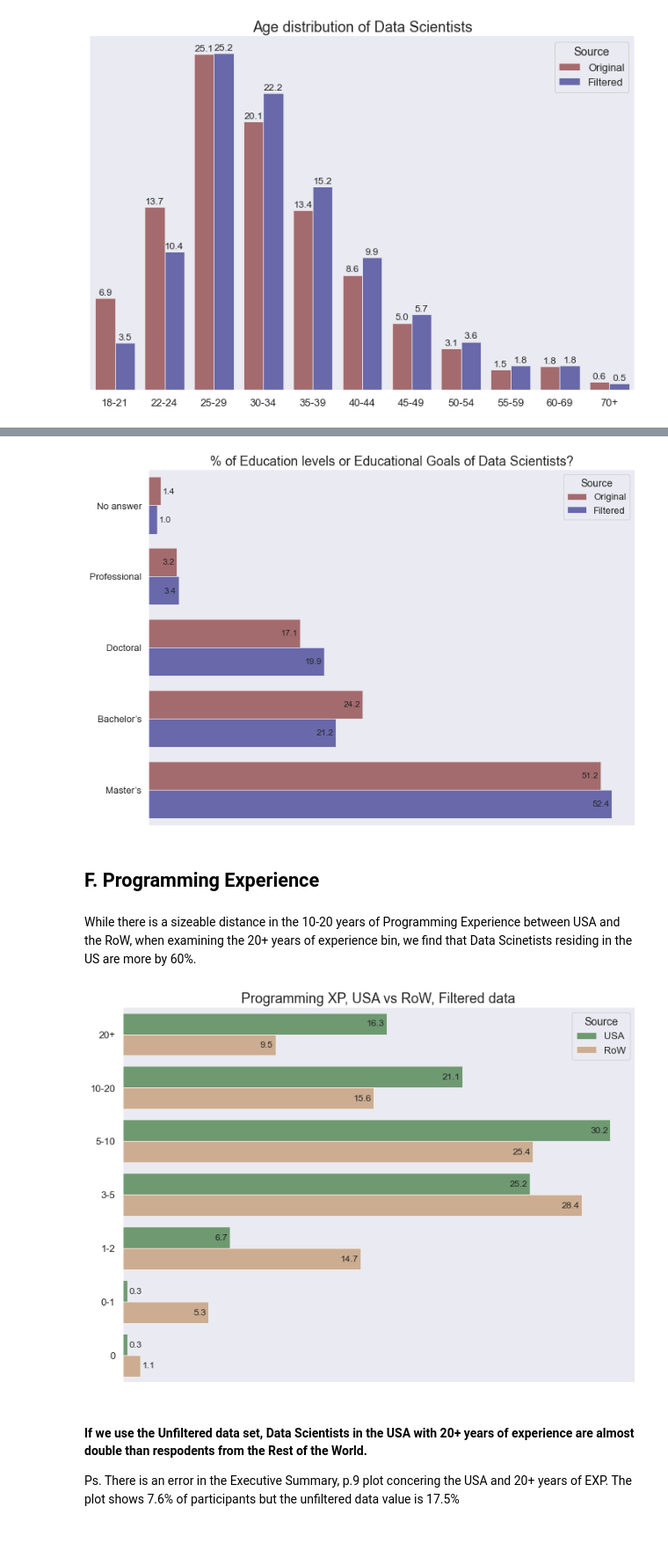
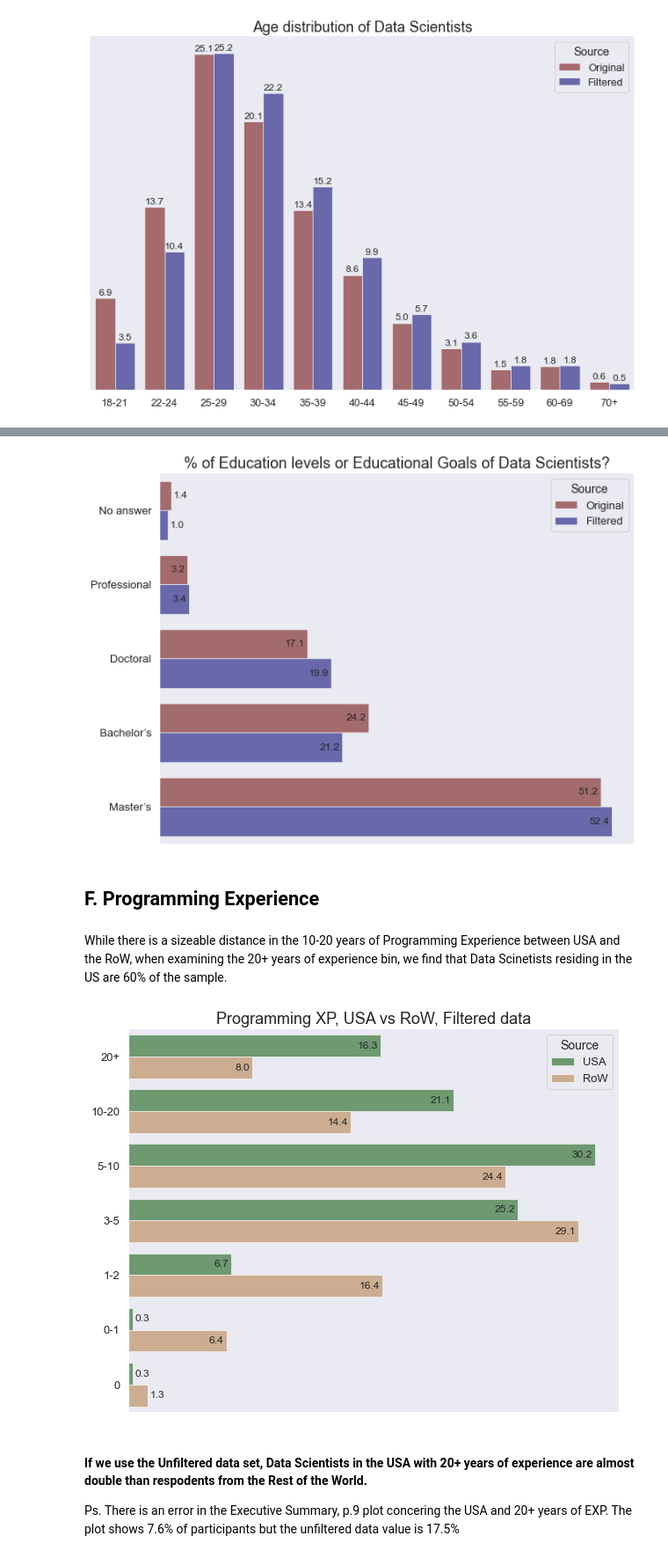
Before and after one commit to argythana/dsml_survey_20, a Jupyter notebook: notebooks/submit_draft.ipynb, the cells around one changed output, grey strips where cells are left out. Shown at 88% size. Drawn from its saved outputs; the diff is of its cells as text; code cells hidden in the pictures.

Commit message:
Add content and fix datset typo in draft notebook

```diff
--- a/notebooks/submit_draft.ipynb
+++ b/notebooks/submit_draft.ipynb
@@ -267,3 +218,0 @@ Then, to avoid excluding outliers we set:
-# %%
-#kglib.get_threshold(65000)
-kglib.load_thresholds_df().sample(5)
@@ -276,0 +280,9 @@ kglib.load_thresholds_df().sample(5)
+# %%
+# kglib.get_threshold(65800, 0)
+#kglib.get_threshold(65800 * 1/3, 2)
+
+
+tresholds_df = kglib.load_thresholds_df()
+usa_thresholds = tresholds_df[tresholds_df.country == "USA"]
+#usa_thresholds
+tresholds_df.sample(5, random_state=10)
@@ -486,49 +496,49 @@ df = kglib.get_stacked_value_count_comparison(
 
 kglib.sns_plot_value_count_comparison(
     df,
-    width=12,
-    height=9,
+    width=10,
+    height=8,
     orientation="h",
     order_by_labels=False,
     title="% of Education levels or Educational Goals of Data Scientists?"
 )
 # %% [output]
-[figure, old version]
+[figure, new version]
 # %% [markdown]
 ## F. Programming Experience
 # %% [markdown]
 While there is a sizeable distance in the 10-20 years of Programming Experience between USA and the RoW,
-when examining the 20+ years of experience bin, we find that Data Scinetists residing in the US are more by 60%.
+when examining the 20+ years of experience bin, we find that Data Scinetists residing in the US are 60% of the sample.
 # %%
 fds_usa = fds[fds.country == "USA"]
 fds_non_usa = fds[fds.country != "USA"]
 dataset1 = fds_usa
-datset2 = fds_non_usa
+dataset2 = fds_non_usa
 
 column = "code_exp"
 df = kglib.get_stacked_value_count_comparison(
     sr1=dataset1[column],
     sr2=dataset2[column],
     label1="USA",
     label2="RoW",
     stack_label="participants (%)",
     as_percentage=True,
     order=natsort.natsorted(udf[column].unique(), reverse=True)
 )
 
 # (df.loc[(df.code_exp == "20+") & (df.source == "RoW")].values[0,2]/ df.loc[(df.code_exp == "20+") & (df.source == "USA")].values[0,2])
 
 kglib.sns_plot_value_count_comparison(
     df,
-    width=12,
-    height=9,
+    width=10,
+    height=8,
     orientation="h",
     order_by_labels=False,
     title="Programming XP, USA vs RoW, Filtered data",
     palette=[sns.desaturate("green", 0.75), "peru"],
 )
 # %% [output]
-[figure, old version]
+[figure, new version]
 # %% [markdown]
 #### If we use the Unfiltered data set, Data Scientists in the USA with 20+ years of experience are almost double than respodents from the Rest of the World.
 
```
Also changed, not shown: parts of 39 cells of this notebook.
